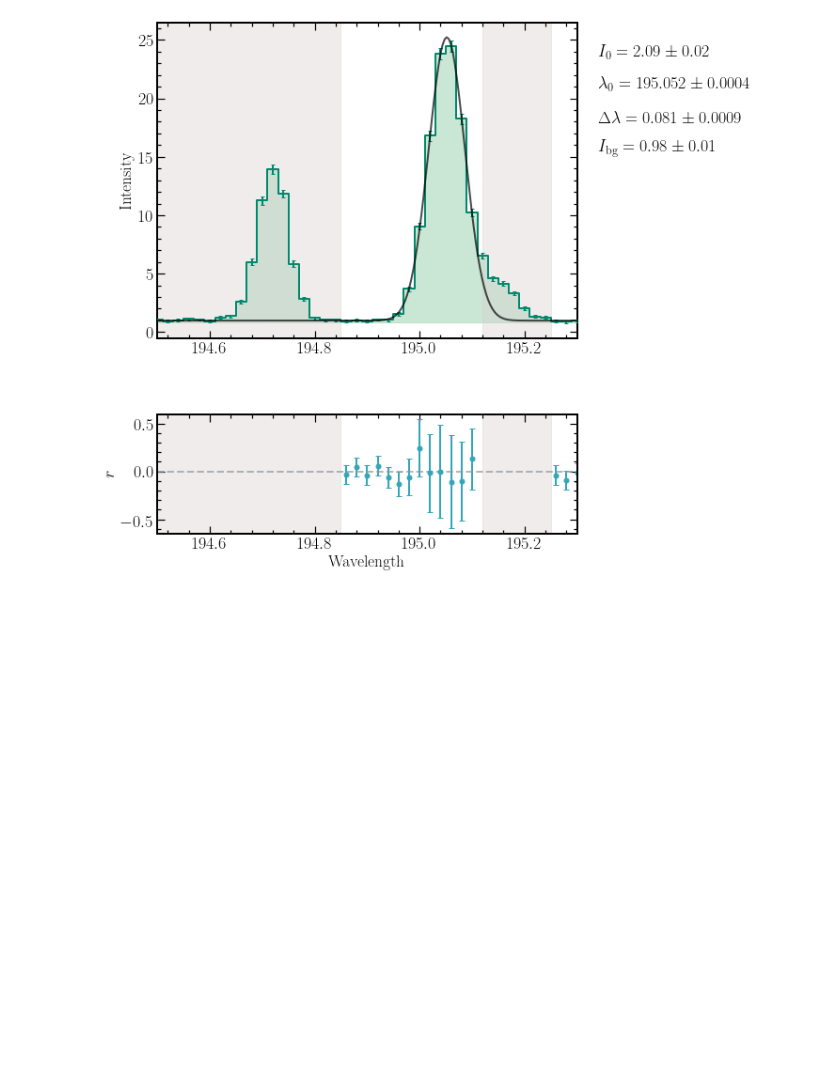
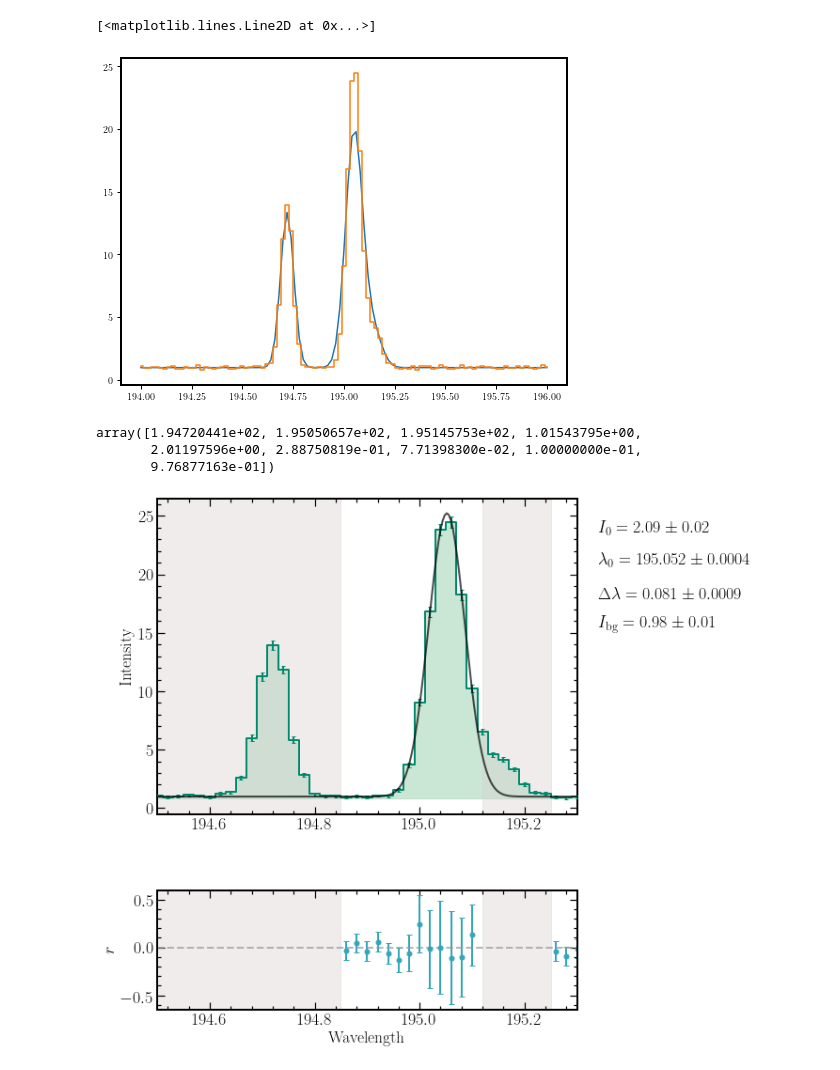
Before and after one commit to yjzhu-solar/MyPy, a Jupyter notebook: tutorial/juanfit_test.ipynb, the cells around one changed output. Cells and saved outputs as stored; diff of their text form; code cells hidden in the pictures; blank space fills up the shorter version.

```diff
--- a/tutorial/juanfit_test.ipynb
+++ b/tutorial/juanfit_test.ipynb
@@ -28,3 +29,21 @@ fit_model.plot(xlim=(194.5,195.3))
+# %%
+data_fit = fit_model.multi_gaussian_mixture_width(wvl,
+            1.94720441e+02, 1.95050657e+02, 1.95145753e+02, 1.01543795e+00,
+       2.01197596e+00, 2.88750819e-01, 7.71398300e-02, 1.00000000e-01,
+       9.76877163e-01)
+
+fig, ax = plt.subplots(figsize=(8,6))
+ax.plot(fit_model.wvl,data_fit)
+ax.step(fit_model.wvl,fit_model.data,where="mid")
+# %% [output]
+[<matplotlib.lines.Line2D at 0x...>]
+[figure, added]
+# %%
+np.concatenate((fit_model.line_wvl_fit,fit_model.int_total_fit,0.07713983,0.1,fit_model.int_cont_fit),axis=None)
+# %% [output]
+array([1.94720441e+02, 1.95050657e+02, 1.95145753e+02, 1.01543795e+00,
+       2.01197596e+00, 2.88750819e-01, 7.71398300e-02, 1.00000000e-01,
+       9.76877163e-01])
 # %%
 import importlib
 importlib.reload(juanfit)
```
Also changed, not shown: parts of 2 cells of this notebook, 1 other file.
